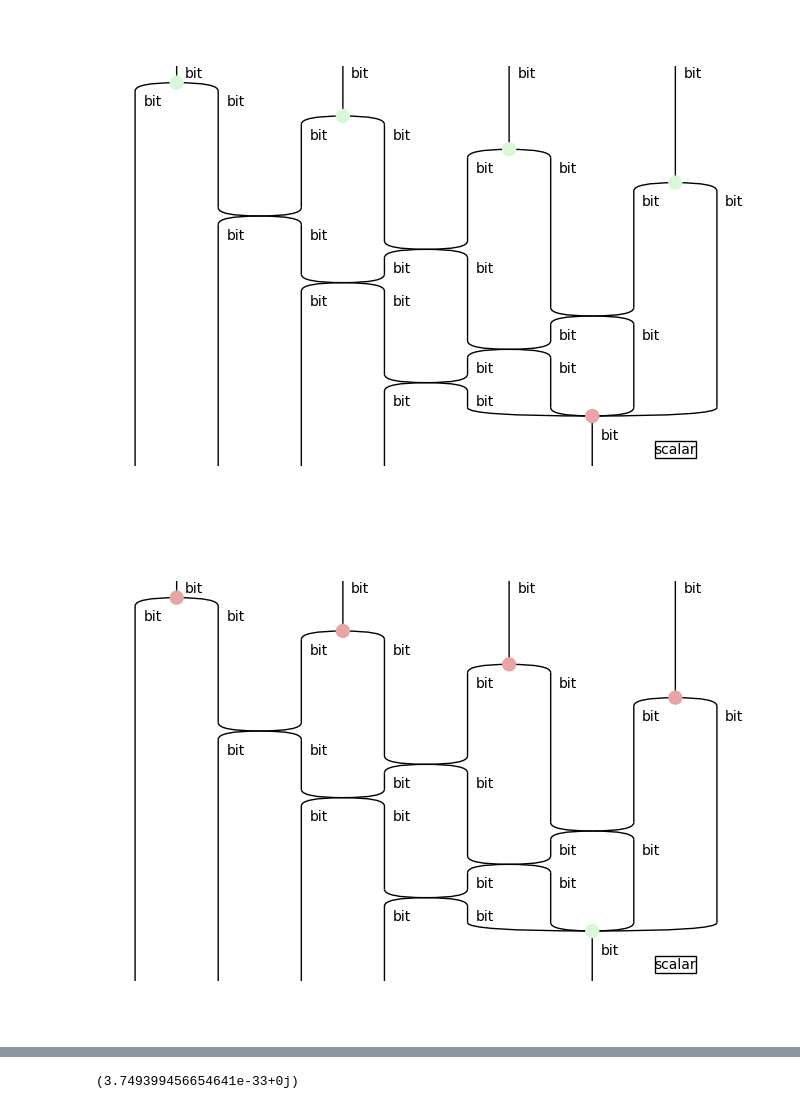
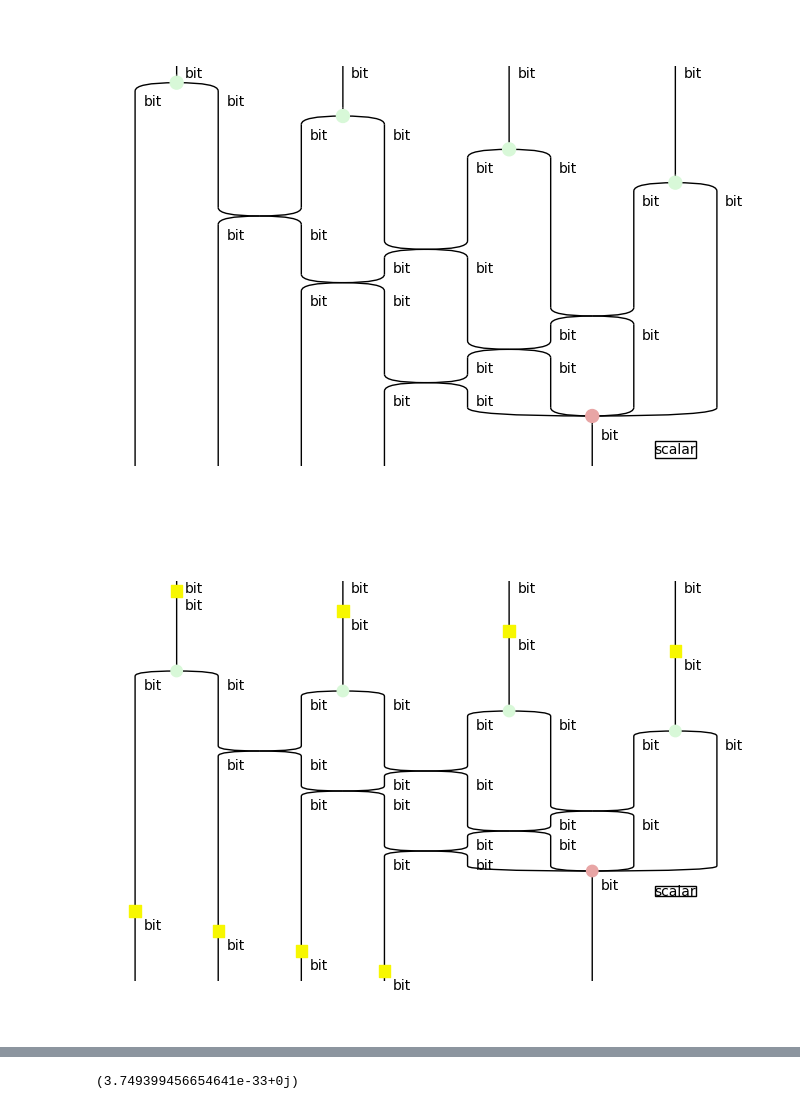
Before and after one commit to quantinuum-dev/optyx, a Jupyter notebook: notebooks/distributed-422-code.ipynb, the cells around one changed output, grey strips where cells are left out. Saved outputs shown, nothing was run; the diff lists cells and outputs as text; code cells hidden in the pictures.

```diff
--- a/notebooks/distributed-422-code.ipynb
+++ b/notebooks/distributed-422-code.ipynb
@@ -22,15 +25,10 @@ X_detector = Channel('X Error Detector', x_detector, dom=qubit ** 4, cod=qubit**
 x_detector.draw()
 # %% [output]
 [figure]
-# %%
-z_detector = (
-        (zx.X(1, 2) @ zx.X(1, 2) @ zx.X(1, 2) @ zx.X(1, 2))
-        >> optyx.Diagram.permutation([0, 2, 4, 6, 1, 3, 5, 7], optyx.bit ** 8)
-        >> optyx.Id(optyx.bit ** 4) @ zx.Z(4, 1)
-        @ zx.Scalar(np.sqrt(2)**3)
-)
-Z_detector = Channel('Z Error Detector', x_detector, dom=qubit ** 4, cod=qubit**4 @ bit)
-
-z_detector.draw()
-# %% [output]
-[figure, removed]
+# %%
+z_detector = diag_pow(zx.H, 4) >> x_detector >> diag_pow(zx.H, 4) @ zx.Id(1)
+Z_detector = Channel('Z Error Detector', z_detector, dom=qubit ** 4, cod=qubit**4 @ bit)
+
+z_detector.draw()
+# %% [output]
+[figure, added]
```
Also changed, not shown: parts of 19 cells of this notebook, 2 other files.
